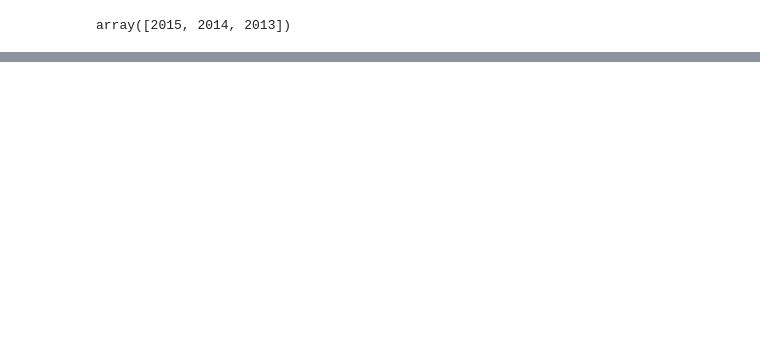
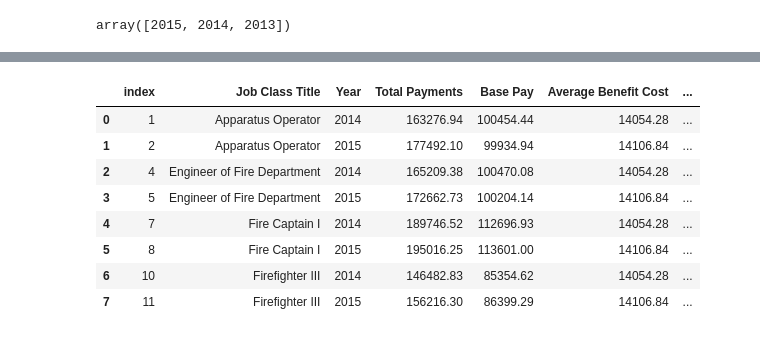
Before and after one commit to harikapeddi/Los_Angeles_Data_Project1, a Jupyter notebook: FireDepartmentData_Mohan.ipynb, the cells around one changed output, grey strips where cells are left out. Cells and saved outputs as stored; diff of their text form; code cells hidden in the pictures; blank space fills up the shorter version.

```diff
--- a/FireDepartmentData_Mohan.ipynb
+++ b/FireDepartmentData_Mohan.ipynb
@@ -158,0 +179,28 @@ sns.stripplot(data=df_final,x='Pay Grade',y='Base Pay',hue='Year',alpha = 0.7)
+# %%
+water_data['% increase Tot Pay'] = water_data['Total Payments'].groupby(level=0).pct_change()*100
+water_data['% increase Base Pay'] = water_data['Base Pay'].groupby(level=0).pct_change()*100
+water_data['% increase Benefits'] = water_data['Average Benefit Cost'].groupby(level=0).pct_change()*100
+water_data['Cum % increase Tot Pay'] = water_data['% increase Tot Pay'].groupby(level=0).cumsum()
+water_data['Cum % increase Base Pay'] = water_data['% increase Base Pay'].groupby(level=0).cumsum()
+water_data['Cum % increase Benefits'] = water_data['% increase Benefits'].groupby(level=0).cumsum()
+water_data.reset_index(inplace=True)
+# %%
+years = [2014, 2015]
+water_data_file = water_data[water_data['Year'].isin(years)]
+# water_data_file  = water_data_file [['Job Class Title', 'Year', 'Cum % increase Tot Pay', 'Cum % increase Base Pay','Cum % increase Benefits']]
+water_data_file.to_csv('Output/FireDepartment_percentChange.csv')
+# %%
+fire_pct = water_data_file.copy(deep=True)
+# %%
+fire_pct.reset_index(inplace=True)
+fire_pct
+# %% [output]
+|  | index | Job Class Title | Year | Total Payments | Base Pay | Average Benefit Cost | ... |
+| 0 | 1 | Apparatus Operator | 2014 | 163276.94 | 100454.44 | 14054.28 | ... |
+| 1 | 2 | Apparatus Operator | 2015 | 177492.10 | 99934.94 | 14106.84 | ... |
+| 2 | 4 | Engineer of Fire Department | 2014 | 165209.38 | 100470.08 | 14054.28 | ... |
+| 3 | 5 | Engineer of Fire Department | 2015 | 172662.73 | 100204.14 | 14106.84 | ... |
+| 4 | 7 | Fire Captain I | 2014 | 189746.52 | 112696.93 | 14054.28 | ... |
+| 5 | 8 | Fire Captain I | 2015 | 195016.25 | 113601.00 | 14106.84 | ... |
+| 6 | 10 | Firefighter III | 2014 | 146482.83 | 85354.62 | 14054.28 | ... |
+| 7 | 11 | Firefighter III | 2015 | 156216.30 | 86399.29 | 14106.84 | ... |
```
Also changed, not shown: parts of 20 cells of this notebook.
